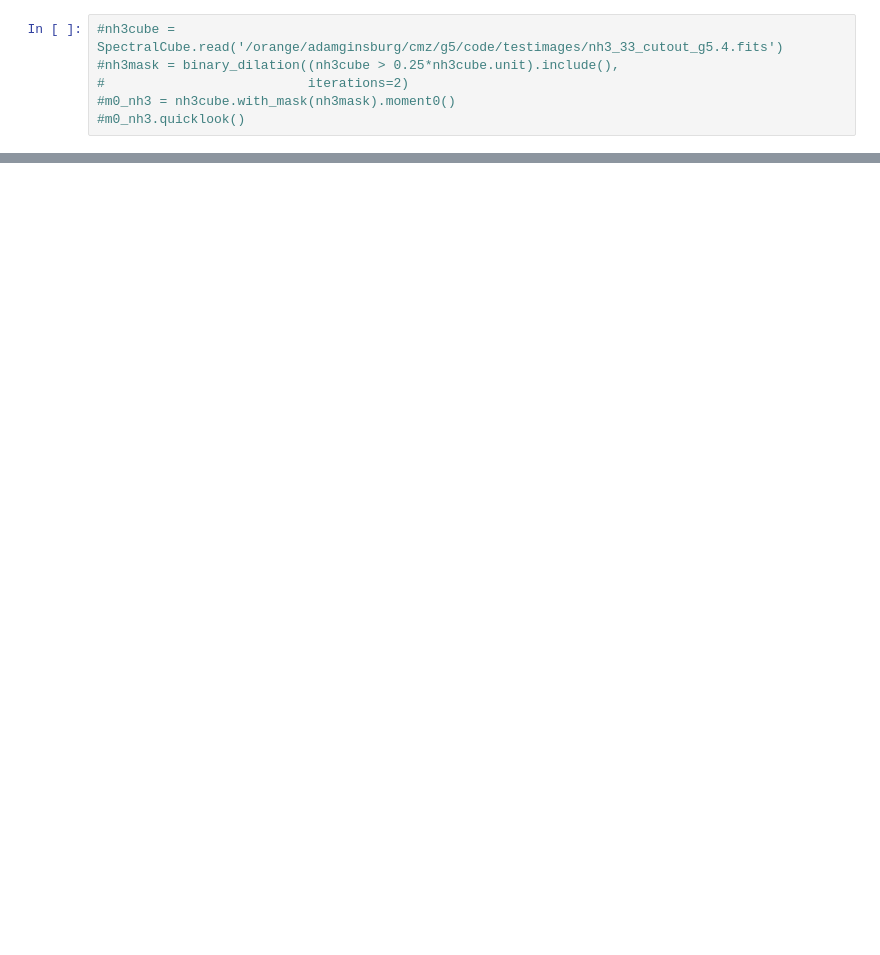
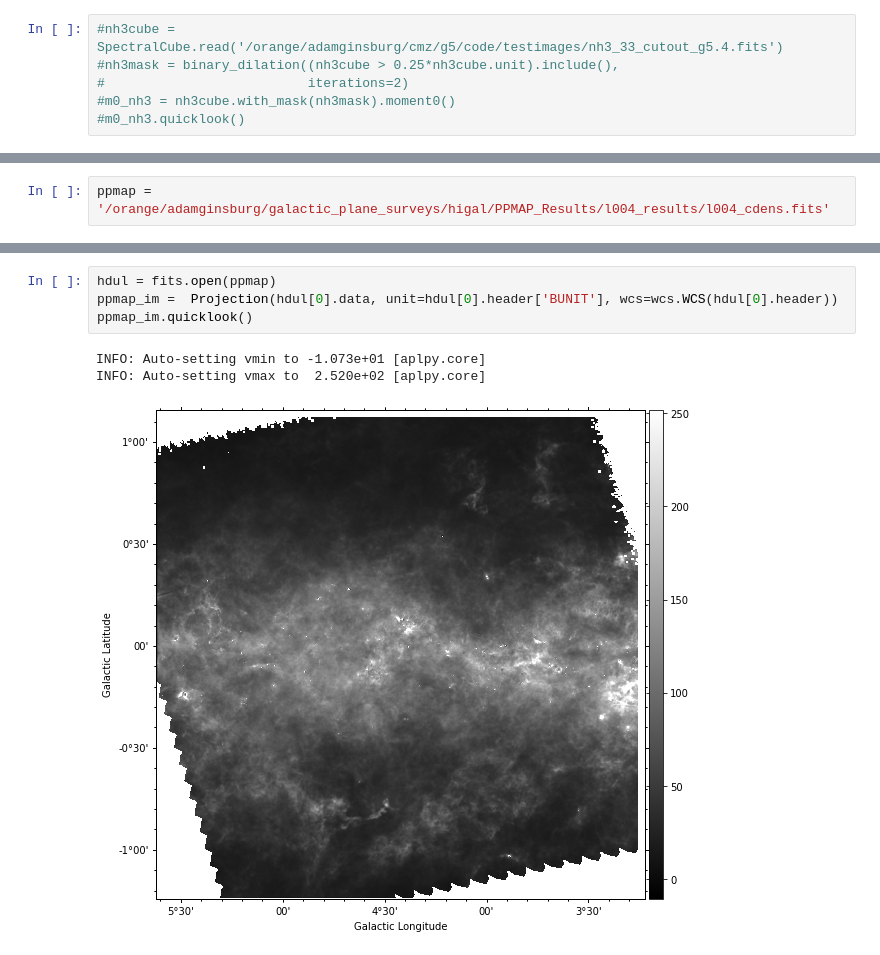
Before and after one commit to SpacialTree/clouds-g5-b1, a Jupyter notebook: SurfaceArea.ipynb, the cells around one changed output, grey strips where cells are left out. Cells and saved outputs as stored; diff of their text form; blank space fills up the shorter version.

```diff
--- a/SurfaceArea.ipynb
+++ b/SurfaceArea.ipynb
@@ -98,0 +113,2 @@ G5subim.mom0.2.im/                   immath.last*
+# %%
+ppmap = '/orange/adamginsburg/galactic_plane_surveys/higal/PPMAP_Results/l004_results/l004_cdens.fits'
@@ -98,0 +135,8 @@ G5subim.mom0.2.im/                   immath.last*
+# %%
+hdul = fits.open(ppmap)
+ppmap_im =  Projection(hdul[0].data, unit=hdul[0].header['BUNIT'], wcs=wcs.WCS(hdul[0].header))
+ppmap_im.quicklook()
+# %% [output]
+INFO: Auto-setting vmin to -1.073e+01 [aplpy.core]
+INFO: Auto-setting vmax to  2.520e+02 [aplpy.core]
+[figure, added]
```
Also changed, not shown: parts of 23 cells of this notebook, 4 other files.
